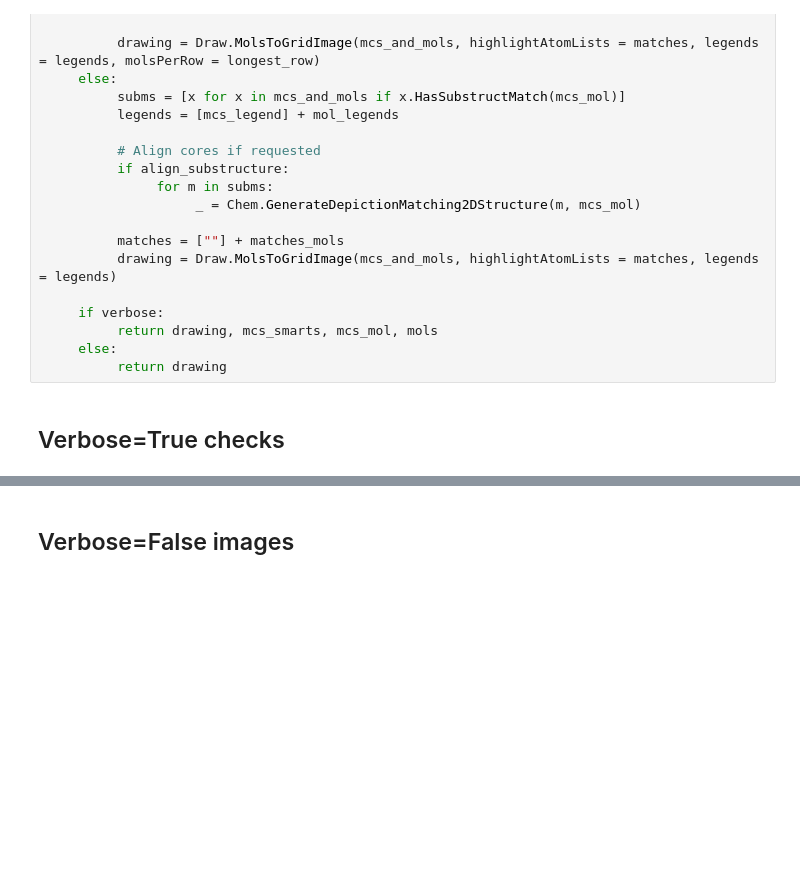
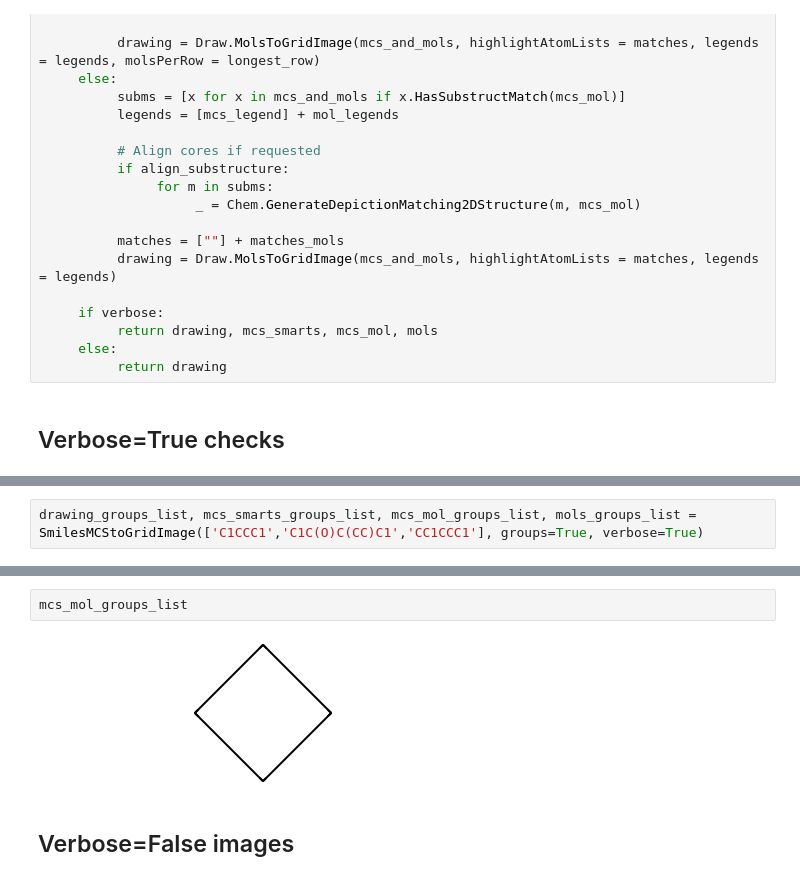
Before and after one commit to bertiewooster/bertiewooster.github.io, a Jupyter notebook: _notebooks/2022-??-??-RDKit-find-groups-off-core.ipynb, the cells around one changed output, grey strips where cells are left out. Drawn from its saved outputs; the diff is of its cells as text; blank space fills up the shorter version.

Commit message:
Added debugging checks that all four cases (groups boolean, list or dict) give same results for verbose

```diff
--- a/_notebooks/2022-??-??-RDKit-find-groups-off-core.ipynb
+++ b/_notebooks/2022-??-??-RDKit-find-groups-off-core.ipynb
@@ -171,0 +165,2 @@ SmilesMCStoGridImage({'C1CCC1': 'core','C1C(O)C(CC)C1': 'two groups','CC1CCC1':
+# %%
+drawing_groups_list, mcs_smarts_groups_list, mcs_mol_groups_list, mols_groups_list = SmilesMCStoGridImage(['C1CCC1','C1C(O)C(CC)C1','CC1CCC1'], groups=True, verbose=True)
@@ -199,3 +200,7 @@ SmilesMCStoGridImage({'C1CCC1': 'first','C1C(O)C(CC)C1': 'second','CC1CCC1': 'th
+# %%
+mcs_mol_groups_list
+# %% [output]
+[figure, added]
 # %% [markdown]
 ## Verbose=False images
 # %%
```
Also changed, not shown: parts of 11 cells of this notebook.
